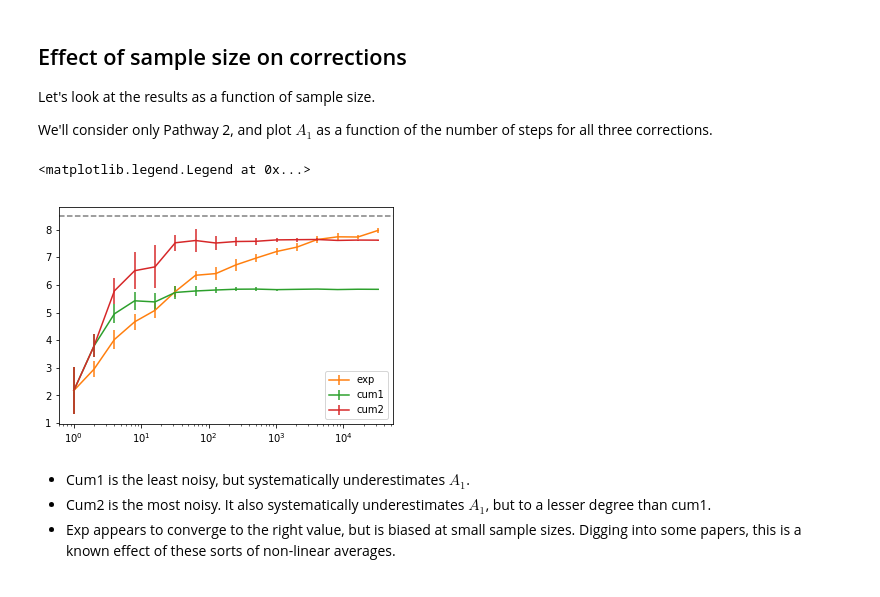
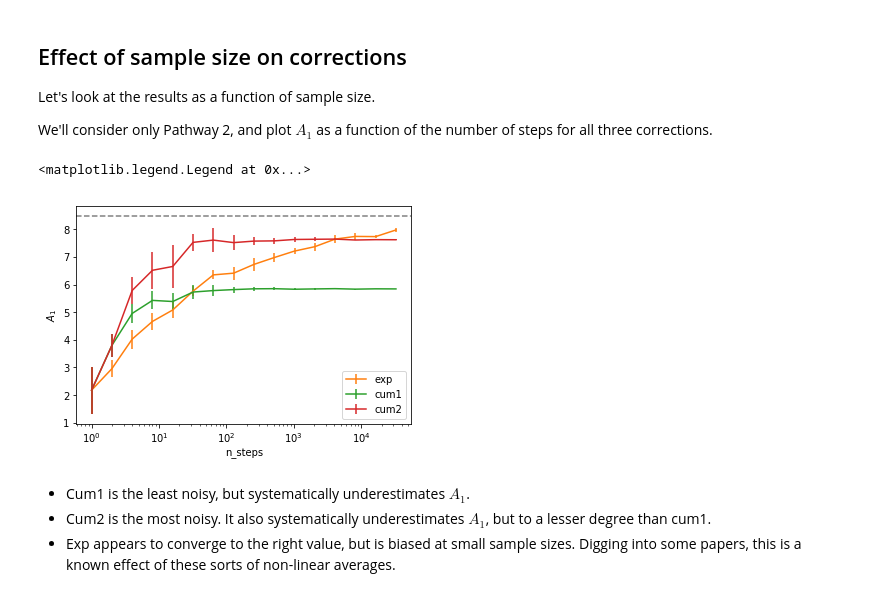
Before and after one commit to jlmaccal/decomp_notebooks, a Jupyter notebook: double_harmonic.ipynb, the cells around one changed output. Cells and saved outputs as stored; diff of their text form; code cells hidden in the pictures.

Commit message:
Added labels to figure

```diff
--- a/double_harmonic.ipynb
+++ b/double_harmonic.ipynb
@@ -681,13 +681,15 @@ for n_steps in steps:
 # %%
 pp.errorbar(steps, means_exp, yerr=stds_exp, label='exp', color='C1')
 pp.errorbar(steps, means_cum1, yerr=stds_cum1, label='cum1', color='C2')
 pp.errorbar(steps, means_cum2, yerr=stds_cum2, label='cum2', color='C3')
 pp.axhline(8.48, color='grey', linestyle='--')
 pp.xscale('log')
+pp.ylabel(r'$A_1$')
+pp.xlabel('n_steps')
 pp.legend()
 # %% [output]
 <matplotlib.legend.Legend at 0x...>
-[figure, old version]
+[figure, new version]
 # %% [markdown]
 * Cum1 is the least noisy, but systematically underestimates $A_1$.
 * Cum2 is the most noisy. It also systematically underestimates $A_1$, but to a lesser degree than cum1.
```
